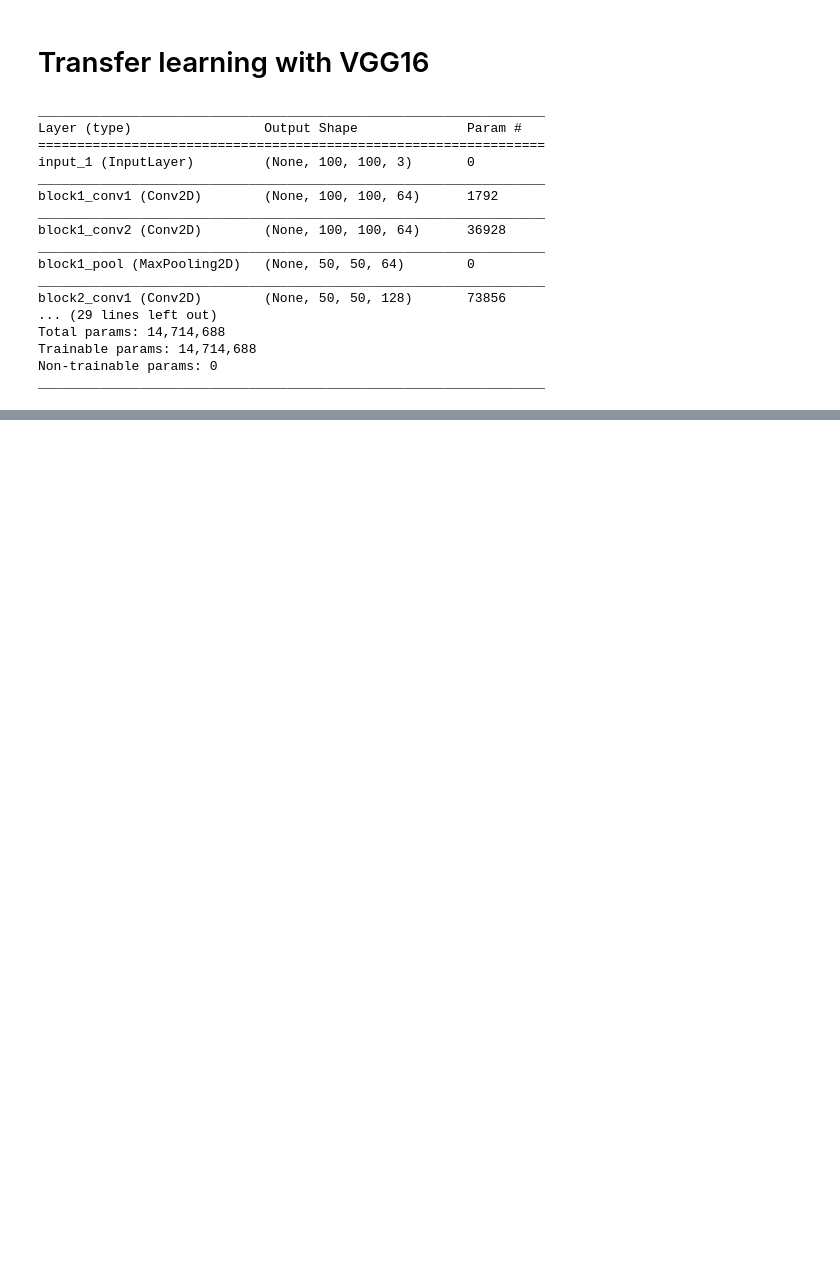
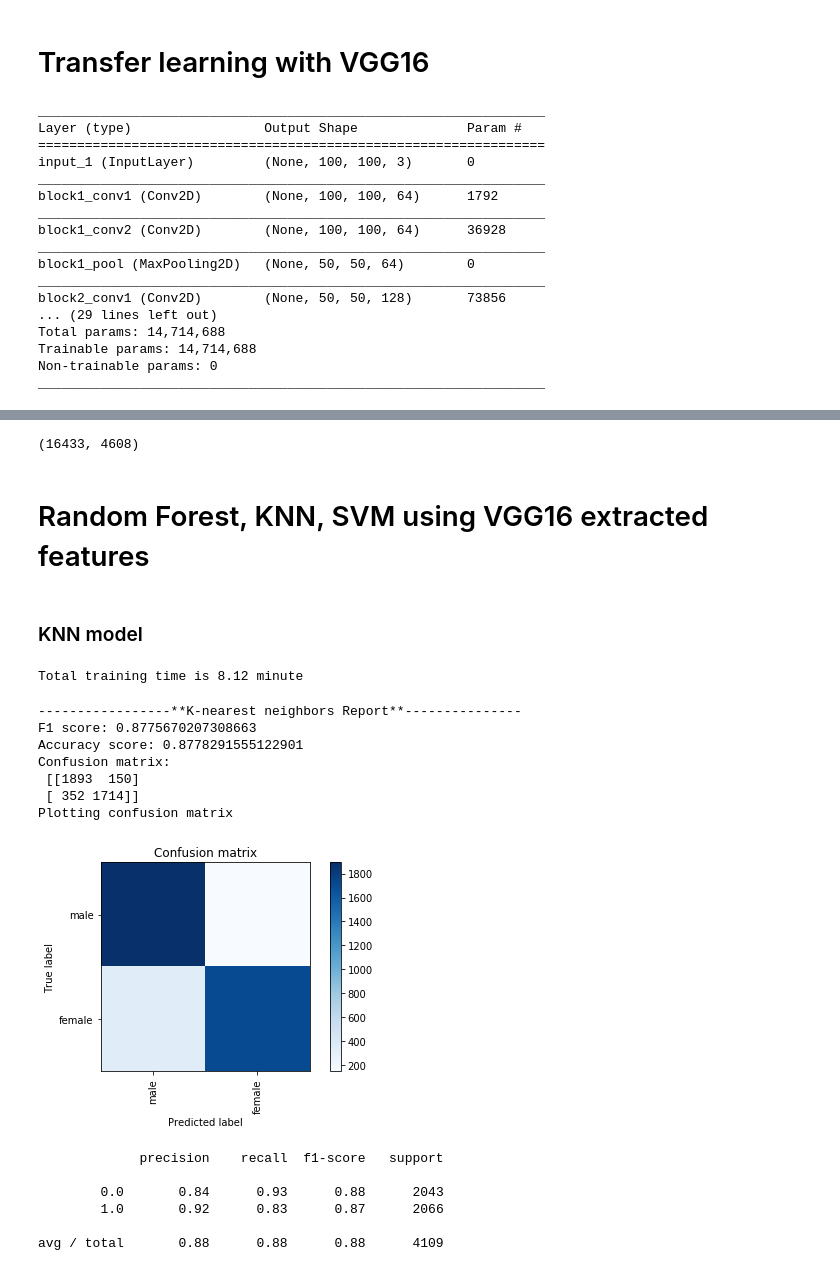
Before and after one commit to hgdangkhoi/Gender-Classification, a Jupyter notebook: Gender Classification.ipynb, the cells around one changed output, grey strips where cells are left out. Saved outputs shown, nothing was run; the diff lists cells and outputs as text; code cells hidden in the pictures; blank space fills up the shorter version.

Commit message:
Clean up code, improve vgg16 with 97% accuracy

```diff
--- a/Gender Classification.ipynb
+++ b/Gender Classification.ipynb
@@ -1054,0 +1109,12 @@ avg / total       0.93      0.93      0.93      4109
+# %%
+vgg16 = VGG16(weights='imagenet', include_top=False, input_shape=(100,100,3))
+
+output = vgg16.layers[-1].output
+output = keras.layers.Flatten()(output)
+vgg16 = Model(vgg16.input, output)
+
+vgg16.trainable = False
+for layer in vgg16.layers:
+    layer.trainable = False
+
+vgg16.summary()
@@ -1054,0 +1139,56 @@ avg / total       0.93      0.93      0.93      4109
+# %%
+vgg16_feature_train = vgg16.predict(x_train)
+vgg16_feature_test = vgg16.predict(x_test)
+# %%
+vgg16_feature_train.shape
+# %% [output]
+(16433, 4608)
+# %% [markdown]
+# Random Forest, KNN, SVM using VGG16 extracted features
+# %% [markdown]
+### KNN model
+# %%
+from sklearn.neighbors import KNeighborsClassifier
+
+knn = KNeighborsClassifier(n_neighbors=5)
+knn.fit(vgg16_feature_train, y_train)
+
+start = time.time()
+
+y_pred_knn_vgg16 = knn.predict(vgg16_feature_test)
+
+end = time.time()
+knn_vgg16_time = end-start
+print("Total training time is {:0.2f} minute".format(knn_vgg16_time/60.0))
+# %% [output]
+Total training time is 8.12 minute
+# %%
+knn_vgg16_f1 = metrics.f1_score(y_test, y_pred_knn_vgg16, average= "weighted")
+knn_vgg16_accuracy = metrics.accuracy_score(y_test, y_pred_knn_vgg16)
+knn_vgg16_cm = metrics.confusion_matrix(y_test, y_pred_knn_vgg16)
+print("-----------------**K-nearest neighbors Report**---------------")
+print("F1 score: {}".format(knn_vgg16_f1))
+print("Accuracy score: {}".format(knn_vgg16_accuracy))
+print("Confusion matrix: \n", knn_vgg16_cm)
+print('Plotting confusion matrix')
+
+plt.figure()
+plot_confusion_matrix(knn_vgg16_cm, ['male', 'female'])
+plt.show()
+
+print(metrics.classification_report(y_test, y_pred_knn_vgg16))
+# %% [output]
+-----------------**K-nearest neighbors Report**---------------
+F1 score: 0.8775670207308663
+Accuracy score: 0.8778291555122901
+Confusion matrix:
+ [[1893  150]
+ [ 352 1714]]
+Plotting confusion matrix
+[figure, added]
+             precision    recall  f1-score   support
+
+        0.0       0.84      0.93      0.88      2043
+        1.0       0.92      0.83      0.87      2066
+
+avg / total       0.88      0.88      0.88      4109
```
Also changed, not shown: parts of 20 cells of this notebook.
